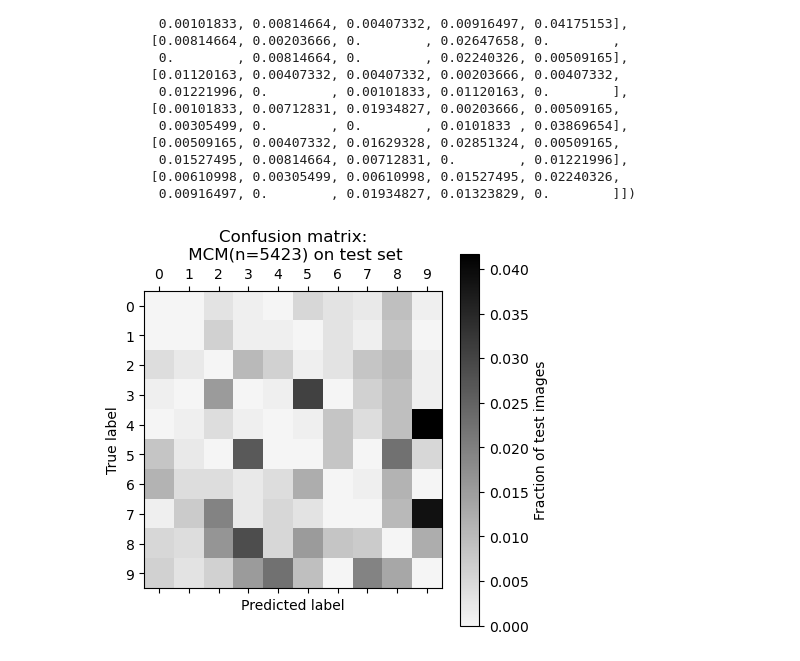
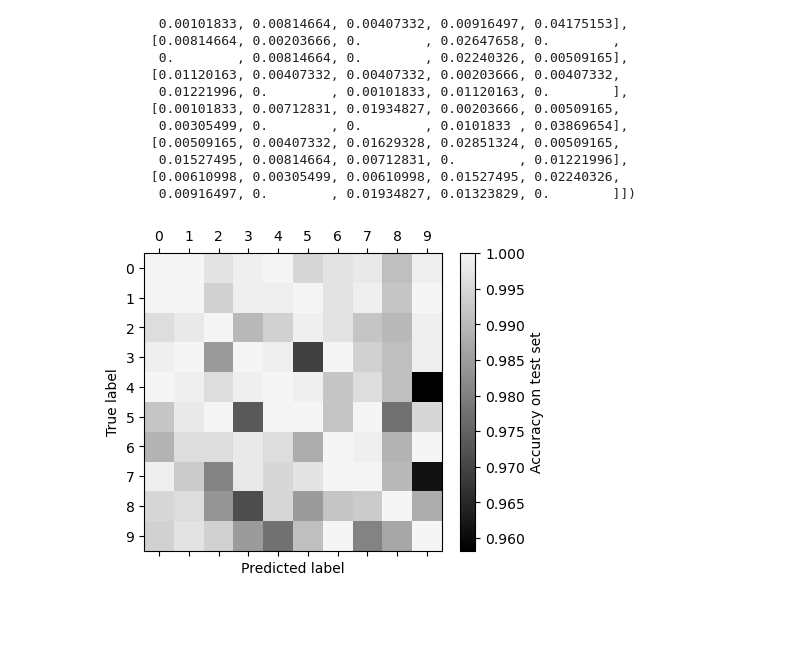
Before and after one commit to PaulHosek/MCM_classifier, a Jupyter notebook: Classifier_1/mcm/paper_plots/plots_confusion_matrix.ipynb, the cells around one changed output. Cells and saved outputs as stored; diff of their text form; code cells hidden in the pictures; blank space fills up the shorter version.

Commit message:
test accu plot other inverted

```diff
--- a/Classifier_1/mcm/paper_plots/plots_confusion_matrix.ipynb
+++ b/Classifier_1/mcm/paper_plots/plots_confusion_matrix.ipynb
@@ -107,7 +103,9 @@ array([[0.        , 0.        , 0.00305499, 0.00101833, 0.        ,
        [0.00610998, 0.00305499, 0.00610998, 0.01527495, 0.02240326,
         0.00916497, 0.        , 0.01934827, 0.01323829, 0.        ]])
 # %%
-im = myplot.plot_confusion_matrix(idx_arr,10,logScale=False,cmap=myplot.cmap_to_gray("black",reverse=True),title="Confusion matrix:\n MCM(n=5423) on test set")
-plt.colorbar(im,).set_label("Fraction of test images")
+
+im = myplot.plot_confusion_matrix(1-idx_arr,10,logScale=False,cmap=myplot.cmap_to_gray("black",reverse=False), title="")#,title="Confusion matrix:\n MCM(n=5423) on test set")
+plt.colorbar(im,shrink=.8).set_label("Accuracy on test set")
+plt.savefig("./img/confusion_testacc.png",dpi=300, bbox_inches="tight")
 # %% [output]
-[figure, old version]
+[figure, new version]
```
Also changed, not shown: parts of 3 cells of this notebook, 3 other files.
